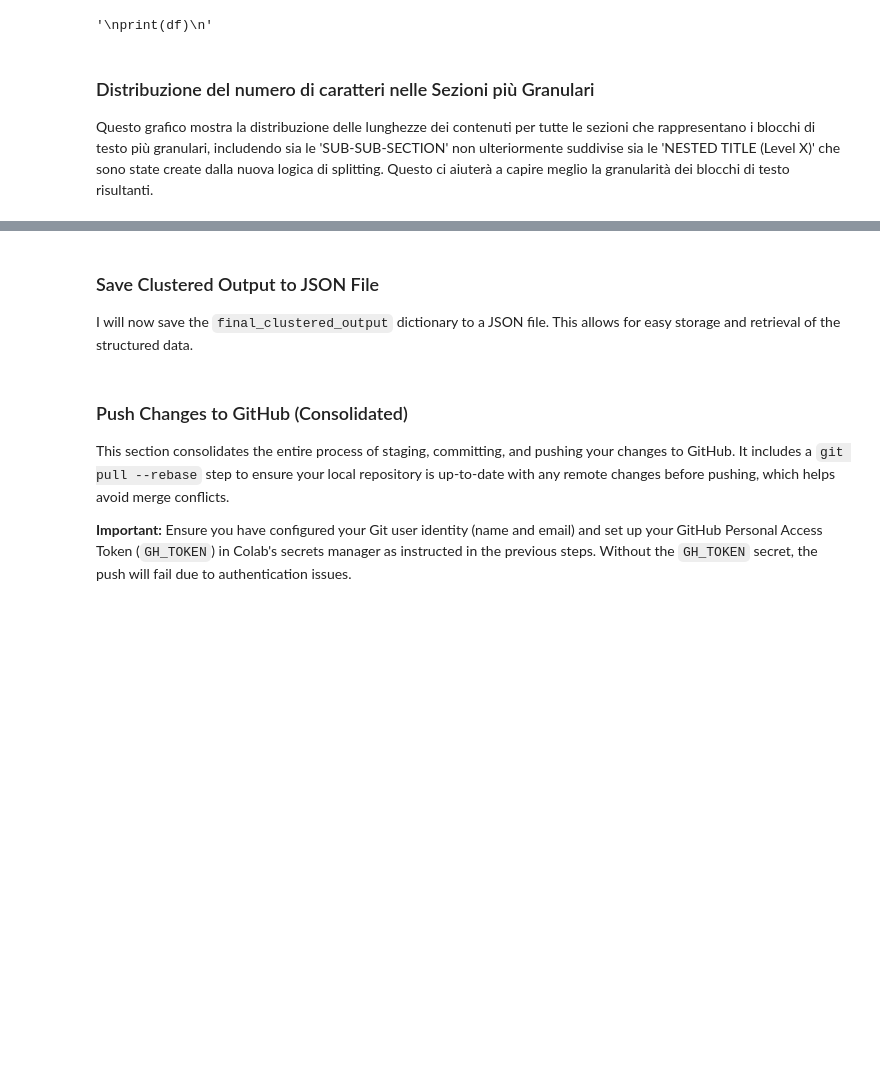
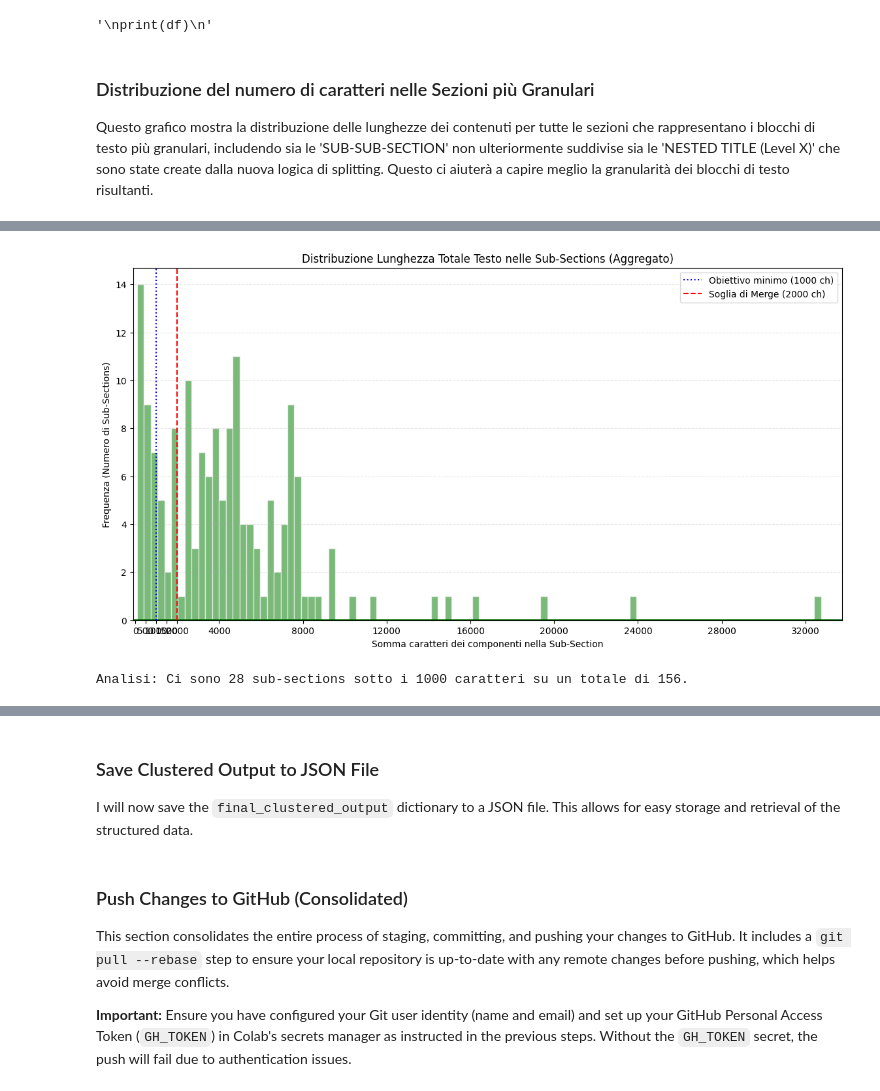
Before and after one commit to Nick97382000/Lettura_bilanci, a Jupyter notebook: Lettura bilanci.ipynb, the cells around one changed output, grey strips where cells are left out. Drawn from its saved outputs; the diff is of its cells as text; code cells hidden in the pictures; blank space fills up the shorter version.

```diff
--- a/Lettura bilanci.ipynb
+++ b/Lettura bilanci.ipynb
@@ -49,6 +39,7 @@ Leggo tutti i pdf nella cartella e stampo la tabella di sintesi
 import glob
 import os
 import pandas as pd
+import importlib
 
 # Forza la configurazione dell'identità Git
 !git config --global user.email "guerranicholas9738@gmail.com"
@@ -86,26 +77,26 @@ for pdf_path in pdf_files:
             continue
 
         # 2. DEBUG: Output Gerarchia
-        print(f"\nSTRUTTURA SEZIONI PER: {nome}")
+        cld.display_two_levels(final_clustered_output)
+
+        # Aggiornamento lunghezze per il grafico (adattato alla rimozione di 'content')
         for main_t, subs in final_clustered_output.items():
             for sub_t, leaf in subs.items():
-                length = len(leaf.content_string)
-                all_global_lengths.append(length)
-                print(f"   [SUB]: {sub_t[:50]}... | Len: {length}")
+                # Calcoliamo la lunghezza sommando il testo dei componenti
+                sub_length = sum(len(comp.get('text', '')) for comp in leaf['components_breakdown'])
+                all_global_lengths.append(sub_length)
 
         # 3. Salvataggio locale
         output_dir = 'Lettura_bilanci/output'
         sav.save_json(pdf_path, output_dir, final_clustered_output)
 
-        # 4. Push su GitHub con controllo esito migliorato
-        # Nota: assumiamo che push_to_github ritorni True se il processo termina senza eccezioni critiche
+        # 4. Push su GitHub
         res = sav.push_to_github(
             repo_path='/content/Lettura_bilanci',
             file_pattern='output/*.json',
-            commit_message=f"Update (overwrite) clustered output for {nome}"
+            commit_message=f"Update simplified JSON output (no redundant content) for {nome}"
         )
 
-        # Se la funzione non restituisce nulla (None), ma non solleva eccezioni, lo consideriamo OK
         if res is not False:
             print(f"[OK]: {nome} elaborato e sincronizzato.")
         else:
@@ -184,0 +198,43 @@ else:
+# %%
+import matplotlib.pyplot as plt
+import seaborn as sns
+import numpy as np
+
+# Estraiamo le lunghezze aggregate delle sub-section
+# Nota: all_global_lengths è già stata popolata nella cella 7_vk74h6Bf8k
+# sommando il testo di tutti i componenti di ogni sub-section.
+
+if 'all_global_lengths' in locals() and len(all_global_lengths) > 0:
+    plt.figure(figsize=(14, 7))
+
+    # Usiamo un numero elevato di bins per vedere bene il vuoto tra 0 e 1000
+    # Se la logica di merge funziona, dovremmo vedere pochissime barre (o nulle) prima dei 1000/2000 ch
+    counts, bins, patches = plt.hist(all_global_lengths, bins=100, color='forestgreen', alpha=0.6, edgecolor='white')
+
+    # Aggiungiamo KDE per la densità
+    sns.kdeplot(all_global_lengths, color='darkgreen', linewidth=2)
+
+    # Linee di soglia per verifica visiva
+    plt.axvline(1000, color='blue', linestyle=':', label='Obiettivo minimo (1000 ch)')
+    plt.axvline(2000, color='red', linestyle='--', label='Soglia di Merge (2000 ch)')
+
+    plt.title('Distribuzione Lunghezza Totale Testo nelle Sub-Sections (Aggregato)')
+    plt.xlabel('Somma caratteri dei componenti nella Sub-Section')
+    plt.ylabel('Frequenza (Numero di Sub-Sections)')
+
+    # Regoliamo i tick per focalizzarci sul range basso
+    plt.xticks(list(range(0, 2001, 500)) + list(range(4000, int(max(all_global_lengths)), 4000)))
+    plt.xlim(-100, max(all_global_lengths) + 1000)
+
+    plt.legend()
+    plt.grid(axis='y', linestyle='--', alpha=0.3)
+    plt.show()
+
+    # Stampiamo un check rapido
+    short_clusters = [l for l in all_global_lengths if l < 1000]
+    print(f"Analisi: Ci sono {len(short_clusters)} sub-sections sotto i 1000 caratteri su un totale di {len(all_global_lengths)}.")
+else:
+    print("Dati non trovati. Assicurati di aver eseguito la cella 7_vk74h6Bf8k per raccogliere le lunghezze delle sub-sections.")
+# %% [output]
+[figure, added]
+Analisi: Ci sono 28 sub-sections sotto i 1000 caratteri su un totale di 156.
```
Also changed, not shown: parts of 6 cells of this notebook.
